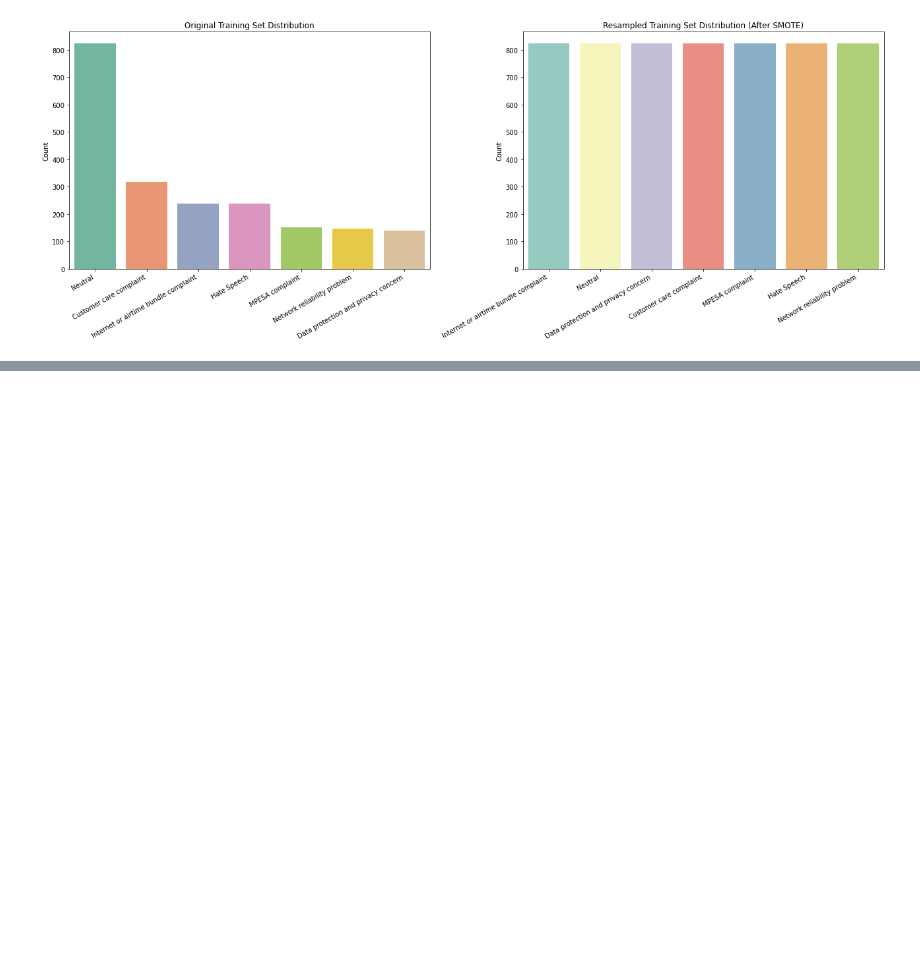
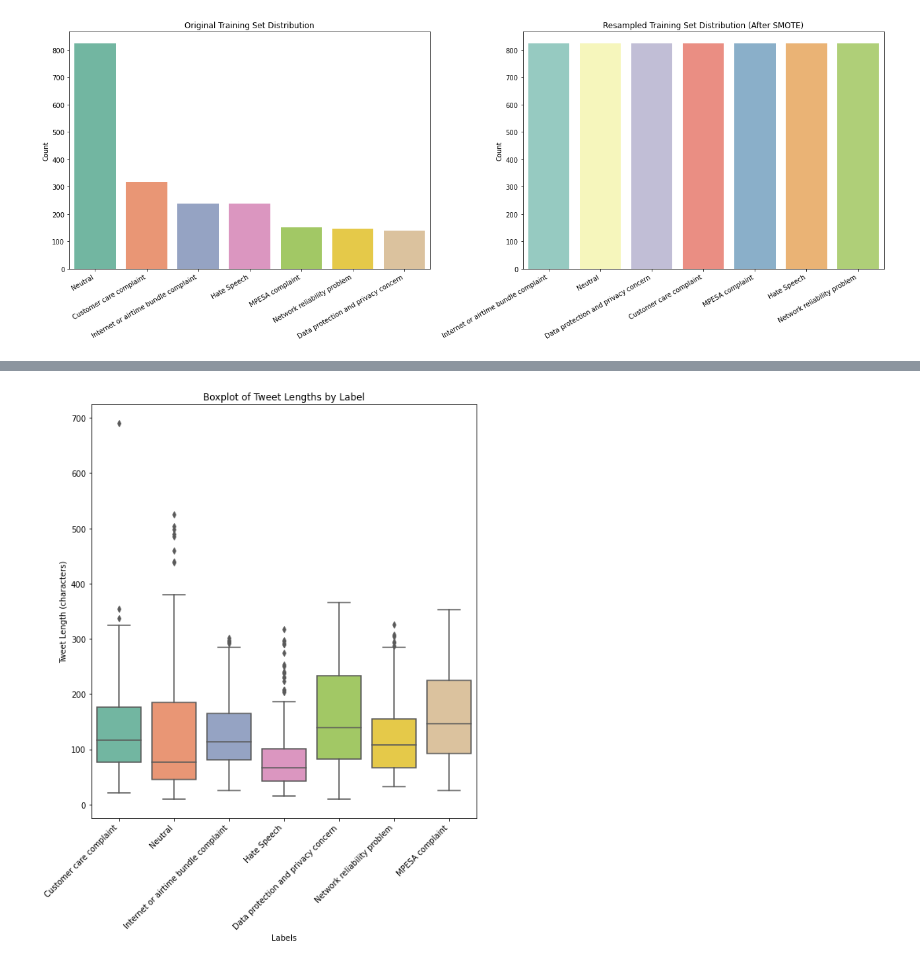
Before and after one commit to Patricknmaina/online_hate-speech_and_complaints_detection, a Jupyter notebook: online_hate-speech_and_complaints_detection/safcom.ipynb, the cells around one changed output, grey strips where cells are left out. Cells and saved outputs as stored; diff of their text form; code cells hidden in the pictures; blank space fills up the shorter version.

```diff
--- a/online_hate-speech_and_complaints_detection/safcom.ipynb
+++ b/online_hate-speech_and_complaints_detection/safcom.ipynb
@@ -829,0 +1047,14 @@ plt.show()
+# %%
+plt.figure(figsize=(8,10))
+sns.boxplot(x='Labels', y='Tweet_Length', data=saf_tweets, palette='Set2')
+plt.title('Boxplot of Tweet Lengths by Label')
+plt.xlabel('Labels')
+plt.ylabel('Tweet Length (characters)')
+
+# Rotate x-axis labels to 45 degrees for better readability
+plt.xticks(rotation=45, ha='right')
+
+plt.tight_layout()  # adjusts plot to make sure everything fits without overlap
+plt.show()
+# %% [output]
+[figure, added]
```
Also changed, not shown: parts of 12 cells of this notebook.
